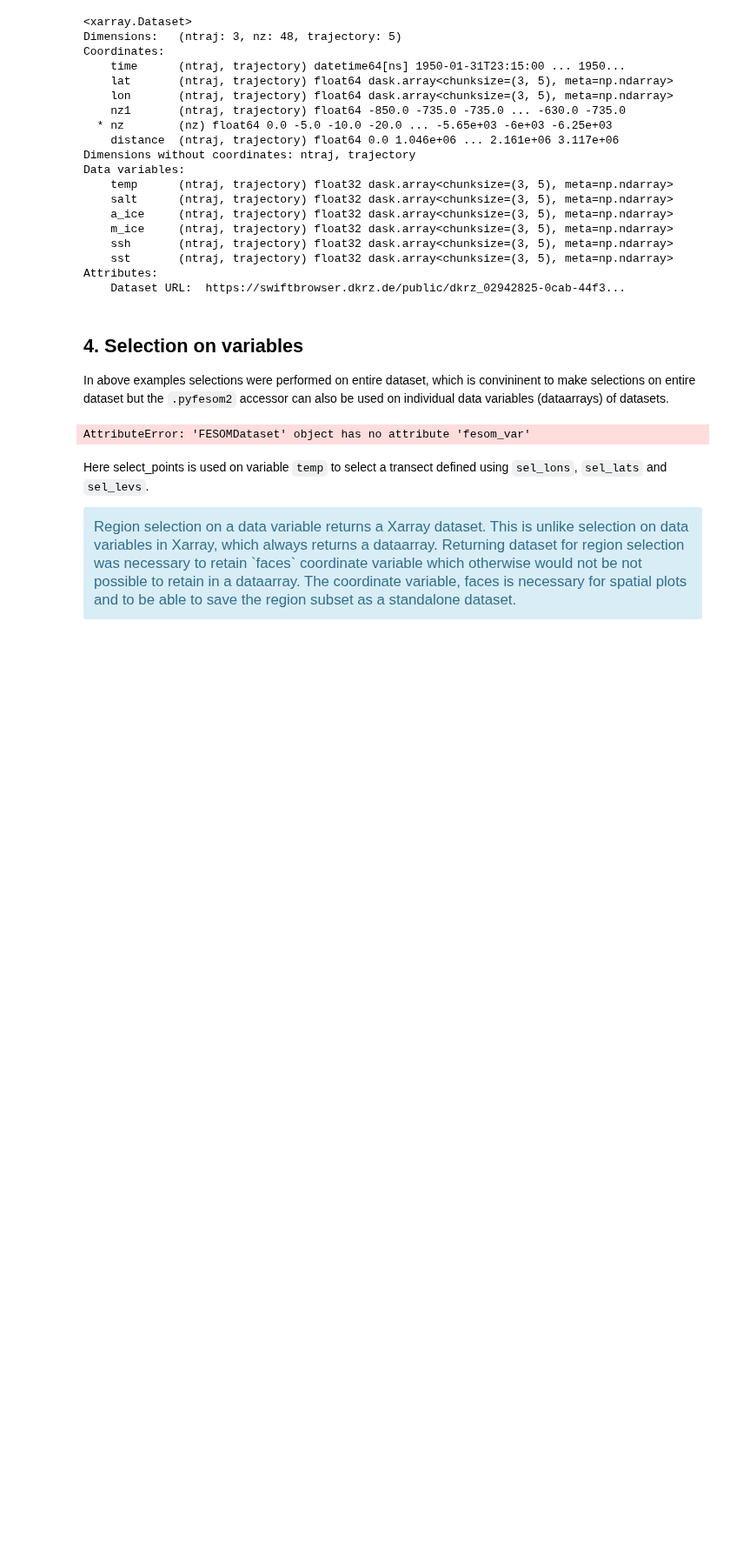
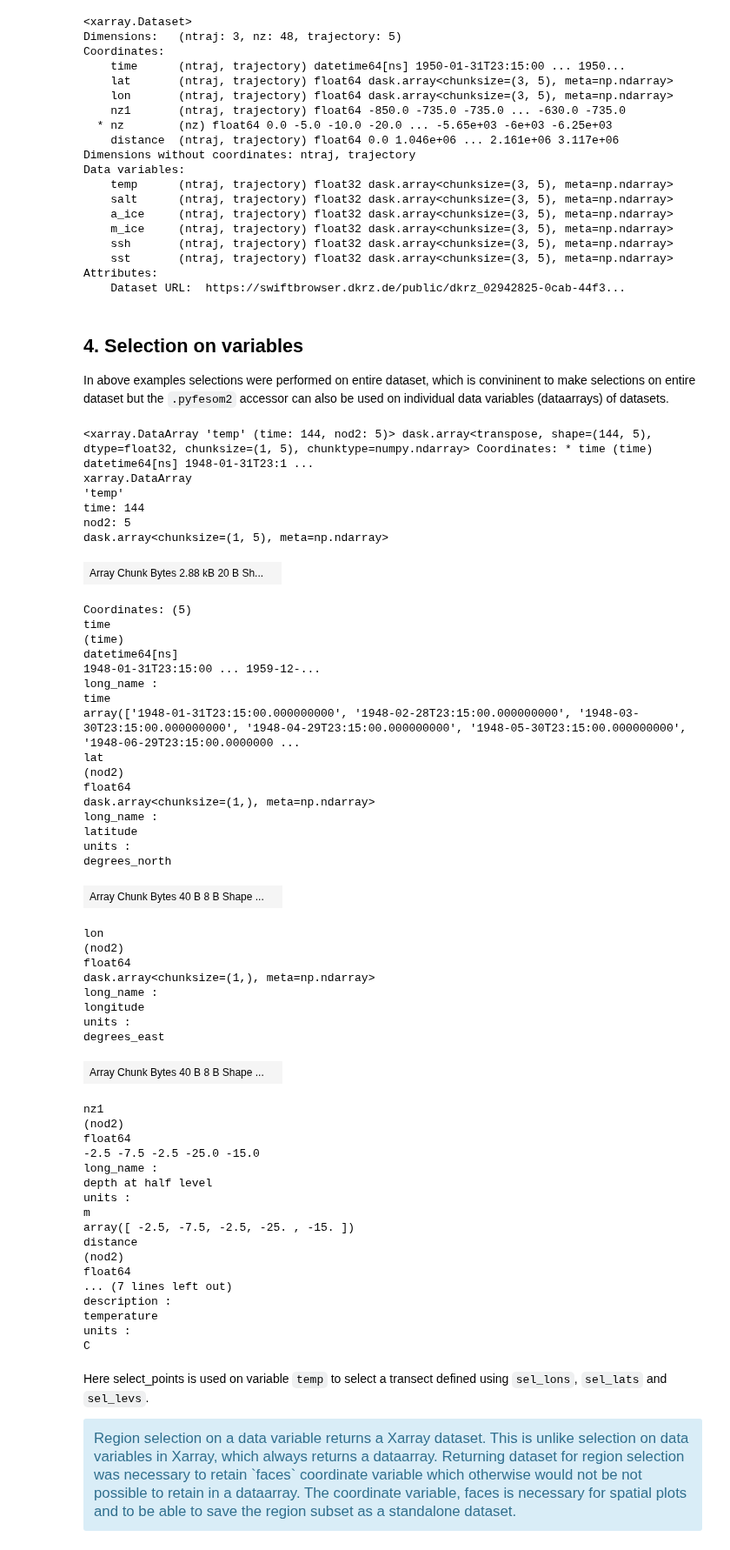
Before and after one commit to FESOM/pyfesom2, a Jupyter notebook: notebooks/accessor_selections.ipynb, the cells around one changed output. Shown at 87% size. Cells and saved outputs as stored; diff of their text form; code cells hidden in the pictures; blank space fills up the shorter version.

```diff
--- a/notebooks/accessor_selections.ipynb
+++ b/notebooks/accessor_selections.ipynb
@@ -285,9 +285,58 @@ Attributes:
 
 In above examples selections were performed on entire dataset, which is convininent to make selections on entire dataset but the `.pyfesom2` accessor can also be used on individual data variables (dataarrays) of datasets.
 # %%
-fesom_ds.pyfesom2.fesom_var.select_points(lon=sel_lons, lat=sel_lats, nz1=sel_levels).compute()
+fesom_ds.pyfesom2.temp.select_points(lon=sel_lons, lat=sel_lats, nz1=sel_levels)
 # %% [output]
-AttributeError: 'FESOMDataset' object has no attribute 'fesom_var'
+<xarray.DataArray 'temp' (time: 144, nod2: 5)> dask.array<transpose, shape=(144, 5), dtype=float32, chunksize=(1, 5), chunktype=numpy.ndarray> Coordinates: * time (time) datetime64[ns] 1948-01-31T23:1 ...
+xarray.DataArray
+'temp'
+time: 144
+nod2: 5
+dask.array<chunksize=(1, 5), meta=np.ndarray>
+| Array Chunk Bytes 2.88 kB 20 B Sh... |  |
+Coordinates: (5)
+time
+(time)
+datetime64[ns]
+1948-01-31T23:15:00 ... 1959-12-...
+long_name :
+time
+array(['1948-01-31T23:15:00.000000000', '1948-02-28T23:15:00.000000000', '1948-03-30T23:15:00.000000000', '1948-04-29T23:15:00.000000000', '1948-05-30T23:15:00.000000000', '1948-06-29T23:15:00.0000000 ...
+lat
+(nod2)
+float64
+dask.array<chunksize=(1,), meta=np.ndarray>
+long_name :
+latitude
+units :
+degrees_north
+| Array Chunk Bytes 40 B 8 B Shape ... |  |
+lon
+(nod2)
+float64
+dask.array<chunksize=(1,), meta=np.ndarray>
+long_name :
+longitude
+units :
+degrees_east
+| Array Chunk Bytes 40 B 8 B Shape ... |  |
+nz1
+(nod2)
+float64
+-2.5 -7.5 -2.5 -25.0 -15.0
+long_name :
+depth at half level
+units :
+m
+array([ -2.5, -7.5, -2.5, -25. , -15. ])
+distance
+(nod2)
+float64
+... (7 lines left out)
+description :
+temperature
+units :
+C
 # %% [markdown]
 
 Here select_points is used on variable `temp` to select a transect defined using `sel_lons`, `sel_lats` and `sel_levs`.
```
